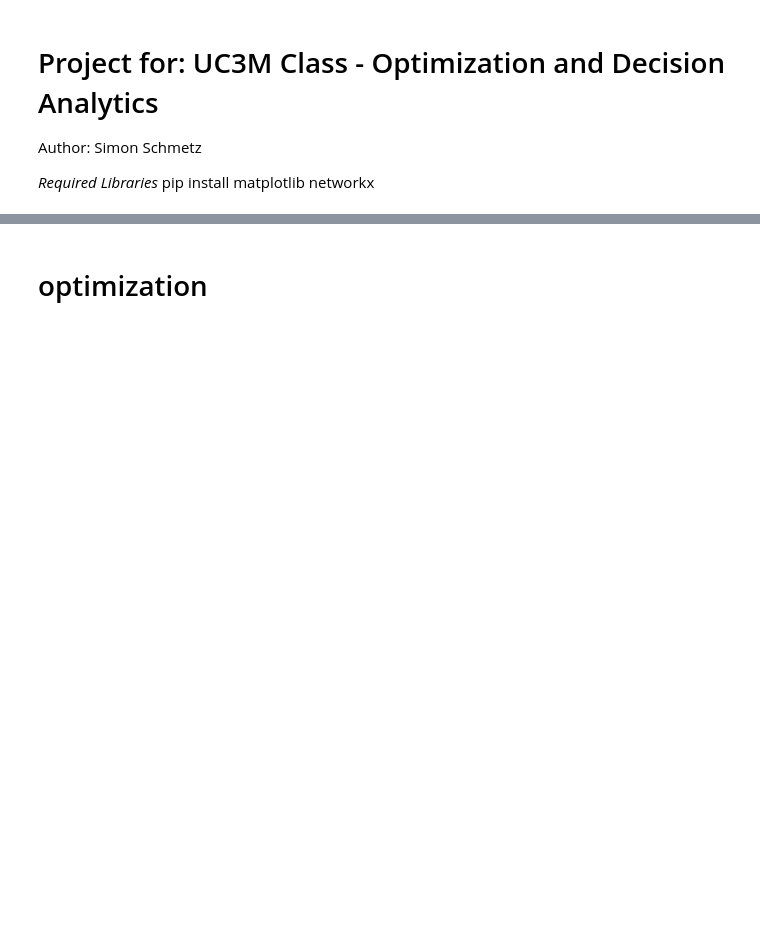
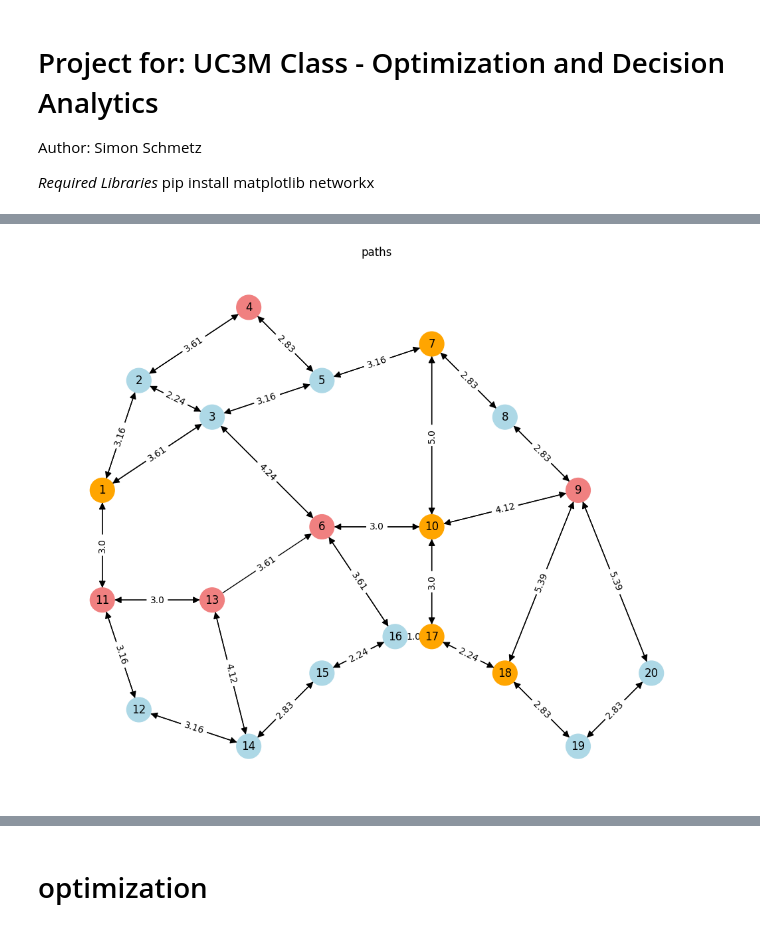
Before and after one commit to schmeti/uc3m_optimization_project, a Jupyter notebook: main.ipynb, the cells around one changed output, grey strips where cells are left out. Drawn from its saved outputs; the diff is of its cells as text; code cells hidden in the pictures; blank space fills up the shorter version.

Commit message:
shortest path chaos

```diff
--- a/main.ipynb
+++ b/main.ipynb
@@ -183,0 +93,70 @@ plt.show()
+# %%
+routes = [
+    #1 #2 #3 #4 #5 #6 #7 #8 #9 #10#11#12#13#14#15#16#17#18#19#20
+    [0, 1, 1, 0, 0, 0, 0, 0, 0, 0, 1, 0, 0, 0, 0, 0, 0, 0, 0, 0], #1
+    [1, 0, 1, 1, 0, 0, 0, 0, 0, 0, 0, 0, 0, 0, 0, 0, 0, 0, 0, 0], #2
+    [1, 1, 0, 0, 1, 1, 0, 0, 0, 0, 0, 0, 0, 0, 0, 0, 0, 0, 0, 0], #3
+    [0, 1, 0, 0, 1, 0, 0, 0, 0, 0, 0, 0, 0, 0, 0, 0, 0, 0, 0, 0], #4
+    [0, 0, 1, 1, 0, 0, 1, 0, 0, 0, 0, 0, 0, 0, 0, 0, 0, 0, 0, 0], #5
+    [0, 0, 1, 0, 0, 0, 0, 0, 0, 1, 0, 0, 0, 0, 0, 1, 0, 0, 0, 0], #6
+    [0, 0, 0, 0, 1, 0, 0, 1, 0, 1, 0, 0, 0, 0, 0, 0, 0, 0, 0, 0], #7
+    [0, 0, 0, 0, 0, 0, 1, 0, 1, 0, 0, 0, 0, 0, 0, 0, 0, 0, 0, 0], #8
+    [0, 0, 0, 0, 0, 0, 0, 1, 0, 1, 0, 0, 0, 0, 0, 0, 0, 1, 0, 1], #9
+    [0, 0, 0, 0, 0, 1, 1, 0, 1, 0, 0, 0, 0, 0, 0, 0, 1, 0, 0, 0], #10
+    [1, 0, 0, 0, 0, 0, 0, 0, 0, 0, 0, 1, 1, 0, 0, 0, 0, 0, 0, 0], #11
+    [0, 0, 0, 0, 0, 0, 0, 0, 0, 0, 1, 0, 0, 1, 0, 0, 0, 0, 0, 0], #12
+    [0, 0, 0, 0, 0, 1, 0, 0, 0, 0, 1, 0, 0, 1, 0, 0, 0, 0, 0, 0], #13
+    [0, 0, 0, 0, 0, 0, 0, 0, 0, 0, 0, 1, 1, 0, 1, 0, 0, 0, 0, 0], #14
+    [0, 0, 0, 0, 0, 0, 0, 0, 0, 0, 0, 0, 0, 1, 0, 1, 0, 0, 0, 0], #15
+    [0, 0, 0, 0, 0, 1, 0, 0, 0, 0, 0, 0, 0, 0, 1, 0, 1, 0, 0, 0], #16
+    [0, 0, 0, 0, 0, 0, 0, 0, 0, 1, 0, 0, 0, 0, 0, 1, 0, 1, 0, 0], #17
+    [0, 0, 0, 0, 0, 0, 0, 0, 1, 0, 0, 0, 0, 0, 0, 0, 1, 0, 1, 0], #18
+    [0, 0, 0, 0, 0, 0, 0, 0, 0, 0, 0, 0, 0, 0, 0, 0, 0, 1, 0, 1], #19
+    [0, 0, 0, 0, 0, 0, 0, 0, 1, 0, 0, 0, 0, 0, 0, 0, 0, 0, 1, 0], #20
+]
+
+# Function to calculate the Euclidean distance between two points
+def euclidean_distance(pos1, pos2):
+    return math.sqrt((pos1[0] - pos2[0]) ** 2 + (pos1[1] - pos2[1]) ** 2)
+
+# Create a distance matrix and fill it with NaN where nodes are not connected
+n = len(positions)
+distance_matrix = np.full((n, n), float(9999999))
+
+for i in range(n):
+    for j in range(n):
+        if routes[i][j] == 1:
+            pos_i = positions[i + 1]  # +1 because positions are 1-indexed
+            pos_j = positions[j + 1]  # +1 because positions are 1-indexed
+            distance_matrix[i][j] = euclidean_distance(pos_i, pos_j)
+
+
+# Iterate through all pairs of nodes
+connections = []
+for i in range(len(routes)):
+    for j in range(len(routes[i])):
+        if routes[i][j] == 1:  # Check for a connection
+            connections.append((i + 1, j + 1))  # Add 1 to make it 1-based indexing
+
+# Create a new dictionary for edge labels (distances)
+edge_labels = {}
+for i in range(len(positions)):
+    for j in range(len(positions)):
+        if routes[i][j] == 1:  # Only consider connected nodes
+            edge_labels[(i + 1, j + 1)] = round(distance_matrix[i][j], 2)  # +1 to match 1-indexing
+
+
+
+# Create a directed graph for the closest connections
+G_closest = nx.DiGraph()
+G_closest.add_edges_from(connections)
+
+# Plot the graph with specified distances between nodes
+plt.figure(figsize=(10, 8))
+nx.draw(G_closest, pos=positions, with_labels=True, node_size=700, node_color=node_colors, arrowsize=15)
+nx.draw_networkx_edge_labels(G_closest, pos=positions, edge_labels=edge_labels, font_size=10)
+
+plt.title("paths")
+plt.show()
+# %% [output]
+[figure, added]
```
Also changed, not shown: parts of 19 cells of this notebook.
